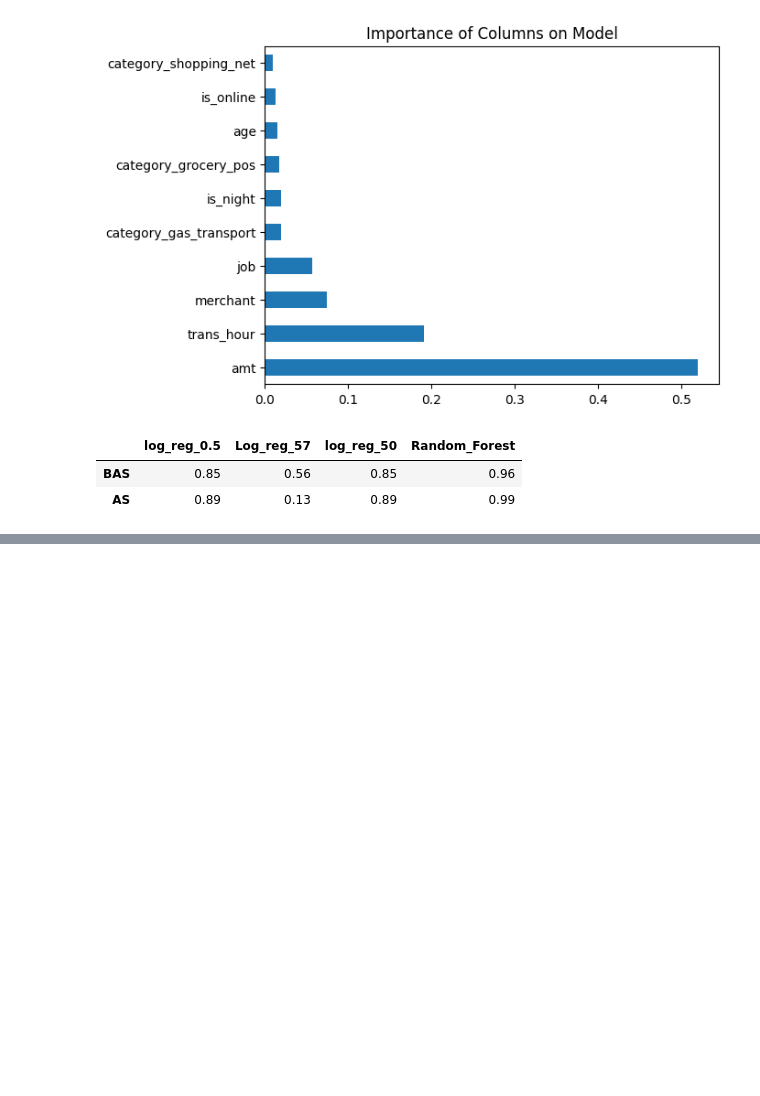
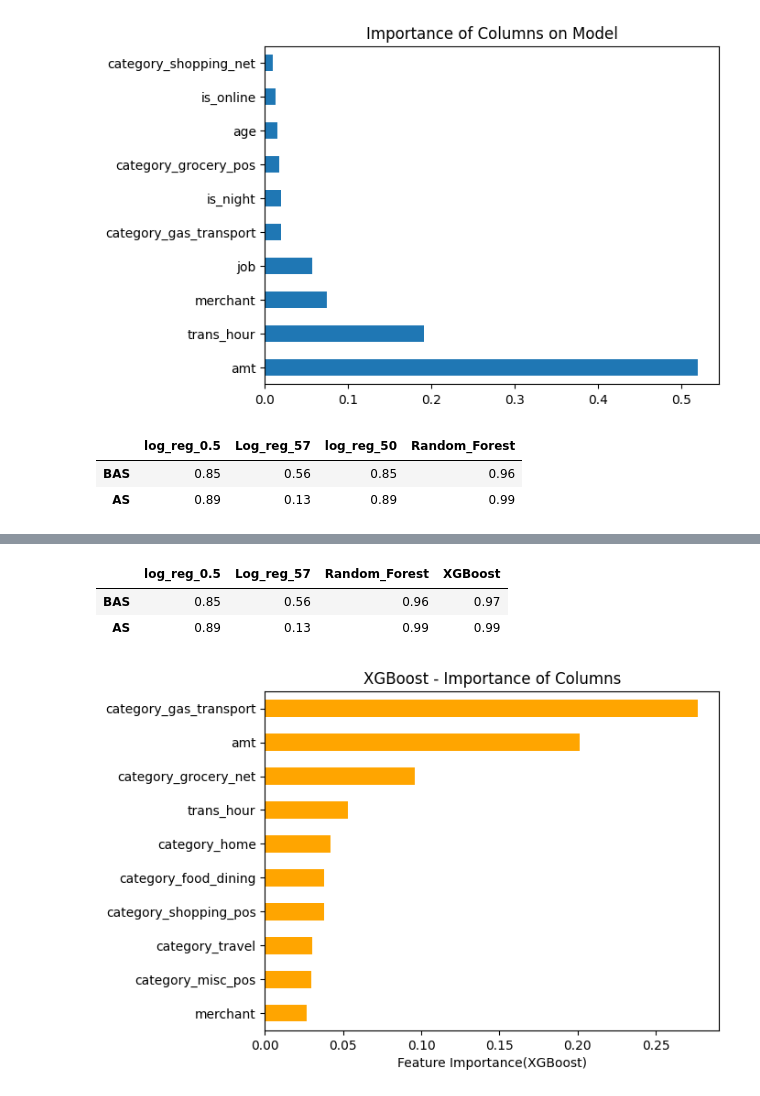
Before and after one commit to ruslancabbarov/End-to-End-DataScience-Project, a Jupyter notebook: Credit_Risk_Fraud_Detection.ipynb, the cells around one changed output, grey strips where cells are left out. Cells and saved outputs as stored; diff of their text form; code cells hidden in the pictures; blank space fills up the shorter version.

Commit message:
We have created XGBoost model and created compared visualization of ROC curves of Random Forest and XGBoost model

```diff
--- a/Credit_Risk_Fraud_Detection.ipynb
+++ b/Credit_Risk_Fraud_Detection.ipynb
@@ -445,0 +450,4 @@ performance
+# %%
+ratio = float(y_train.value_counts()[0] / y_train.value_counts()[1])
+print (f"ratio: {ratio}")
+# We will use this "ratio" on our scale_pos_weight to determine our penalty to the model
@@ -445,0 +456,12 @@ performance
+# %%
+xgb_model = XGBClassifier(
+    n_estimators=100,
+    learning_rate=0.1,
+    max_depth=6,
+    scale_pos_weight = ratio,
+    random_state=42,
+    n_jobs=1,
+    eval_metric='logloss'
+)
+
+xgb_model.fit(x_train,y_train)
@@ -445,0 +497,22 @@ performance
+# %%
+performance=performance.drop('log_reg_50',axis=1)
+
+performance
+# %% [output]
+|  | log_reg_0.5 | Log_reg_57 | Random_Forest | XGBoost |
+| BAS | 0.85 | 0.56 | 0.96 | 0.97 |
+| AS | 0.89 | 0.13 | 0.99 | 0.99 |
+# %%
+import matplotlib.pyplot as plt
+import pandas as pd
+
+# XGBoost-un vaciblik ballarını alırıq
+xgb_importances = pd.Series(xgb_model.feature_importances_, index=x_train.columns)
+
+# Ən vacib 10 sütunu vizuallaşdırırıq
+xgb_importances.nlargest(10).sort_values(ascending=True).plot(kind='barh', color='orange')
+plt.title("XGBoost - Importance of Columns")
+plt.xlabel("Feature Importance(XGBoost)")
+plt.show()
+# %% [output]
+[figure, added]
```
Also changed, not shown: parts of 7 cells of this notebook.
